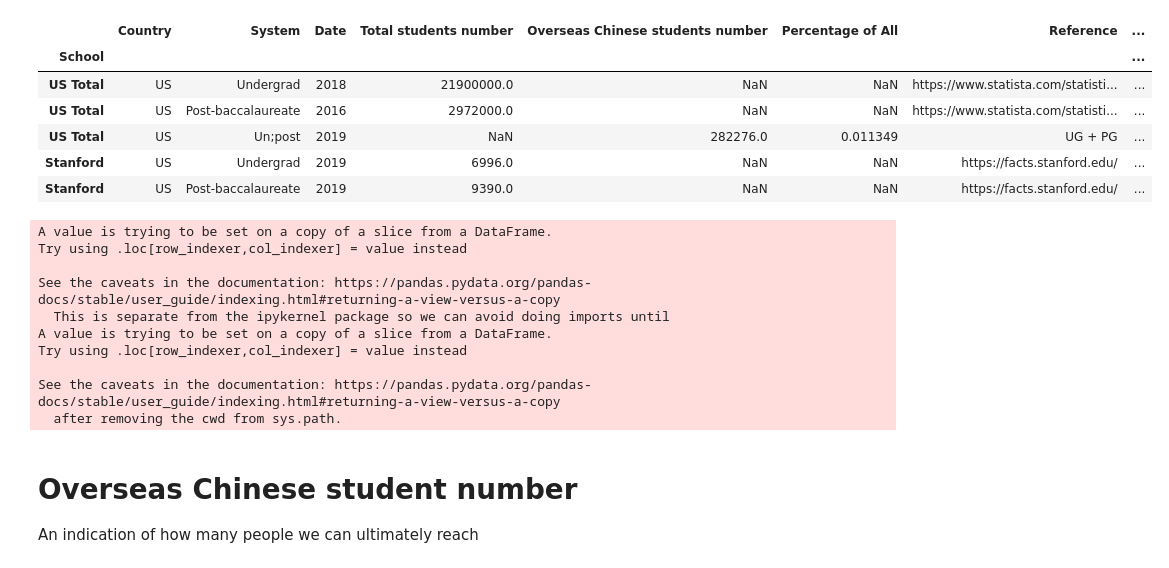
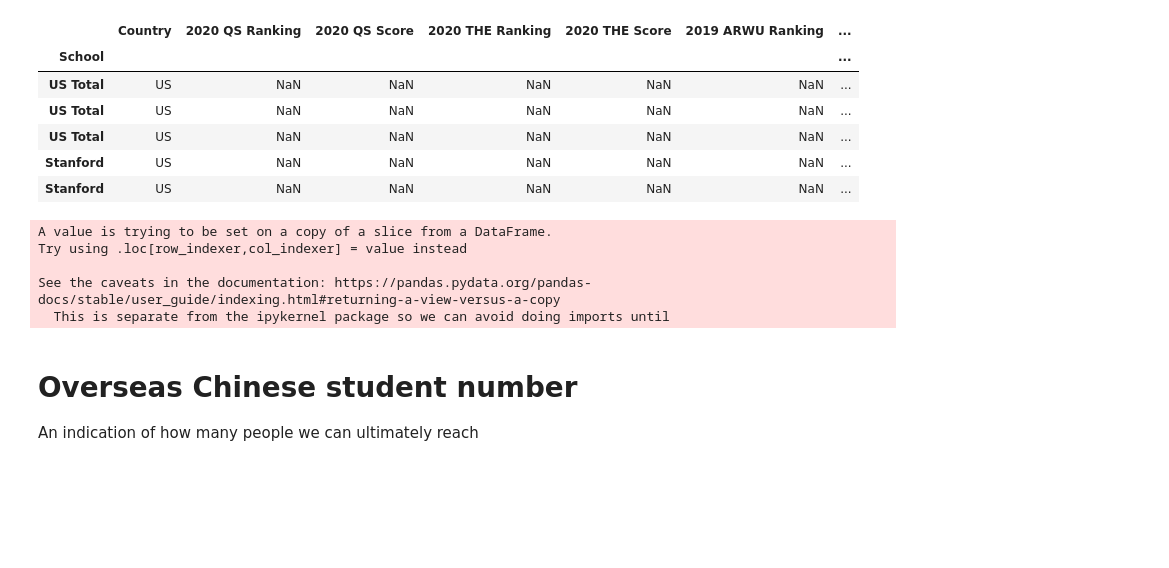
Before and after one commit to AndyYFTao/EA-CLTP-DataAnalysis, a Jupyter notebook: CLTP Guidance Program Data Analysis.ipynb, the cells around one changed output. Drawn from its saved outputs; the diff is of its cells as text; code cells hidden in the pictures; blank space fills up the shorter version.

```diff
--- a/CLTP Guidance Program Data Analysis.ipynb
+++ b/CLTP Guidance Program Data Analysis.ipynb
@@ -13,23 +13,21 @@ Saving University statistics - Overseas Chinese Summary.csv to University statis
 # %%
 import io
-my_data = pd.read_csv(io.BytesIO(uploaded['University statistics - Overseas Chinese Summary.csv']),
+my_data = pd.read_csv(io.BytesIO(uploaded['University statistics - Cleaned Data.csv']),
                     header=0, index_col='School')
 my_data.head()
 # %% [output]
-|  | Country | System | Date | Total students number | Overseas Chinese students number | Percentage of All | Reference | ... |
-| School |  |  |  |  |  |  |  | ... |
-| US Total | US | Undergrad | 2018 | 21900000.0 | NaN | NaN | https://www.statista.com/statisti... | ... |
-| US Total | US | Post-baccalaureate | 2016 | 2972000.0 | NaN | NaN | https://www.statista.com/statisti... | ... |
-| US Total | US | Un;post | 2019 | NaN | 282276.0 | 0.011349 | UG + PG | ... |
-| Stanford | US | Undergrad | 2019 | 6996.0 | NaN | NaN | https://facts.stanford.edu/ | ... |
-| Stanford | US | Post-baccalaureate | 2019 | 9390.0 | NaN | NaN | https://facts.stanford.edu/ | ... |
+|  | Country | 2020 QS Ranking | 2020 QS Score | 2020 THE Ranking | 2020 THE Score | 2019 ARWU Ranking | ... |
+| School |  |  |  |  |  |  | ... |
+| US Total | US | NaN | NaN | NaN | NaN | NaN | ... |
+| US Total | US | NaN | NaN | NaN | NaN | NaN | ... |
+| US Total | US | NaN | NaN | NaN | NaN | NaN | ... |
+| Stanford | US | NaN | NaN | NaN | NaN | NaN | ... |
+| Stanford | US | NaN | NaN | NaN | NaN | NaN | ... |
 # %%
 # Overseas Chinese student number & percentage
-chinese = my_data[my_data['Overseas Chinese students number'].notnull()]
-chinese['Overseas Chinese students number'] = chinese['Overseas Chinese students number'].astype(int)
-chinese['Percentage of All'] = chinese['Percentage of All'].astype(float)
-chinese_num_s = chinese.sort_values(by='Overseas Chinese students number', ascending=False)
-chinese_pct_s = chinese.sort_values(by='Percentage of All', ascending=False)
+chinese = my_data[my_data['Overseas Chinese student number'].notnull()]
+chinese['Overseas Chinese student number'] = chinese['Overseas Chinese student number'].astype(int)
+chinese_num_s = chinese.sort_values(by='Overseas Chinese student number', ascending=False)
 
 num_of_country = 4
 # %% [output]
@@ -38,11 +36,6 @@ Try using .loc[row_indexer,col_indexer] = value instead
 
 See the caveats in the documentation: https://pandas.pydata.org/pandas-docs/stable/user_guide/indexing.html#returning-a-view-versus-a-copy
   This is separate from the ipykernel package so we can avoid doing imports until
-A value is trying to be set on a copy of a slice from a DataFrame.
-Try using .loc[row_indexer,col_indexer] = value instead
-
-See the caveats in the documentation: https://pandas.pydata.org/pandas-docs/stable/user_guide/indexing.html#returning-a-view-versus-a-copy
-  after removing the cwd from sys.path.
 # %%
 pd.plotting.register_matplotlib_converters()
 import matplotlib.pyplot as plt
```
Also changed, not shown: parts of 17 cells of this notebook.
